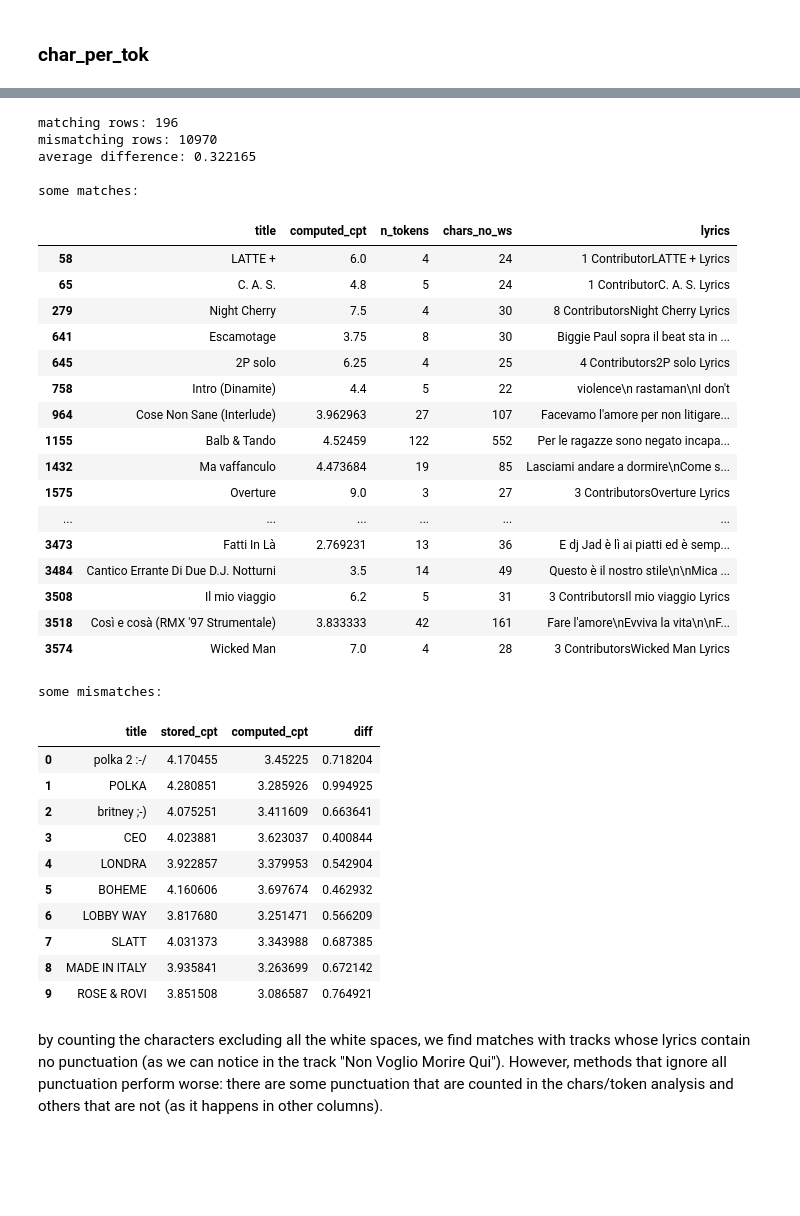
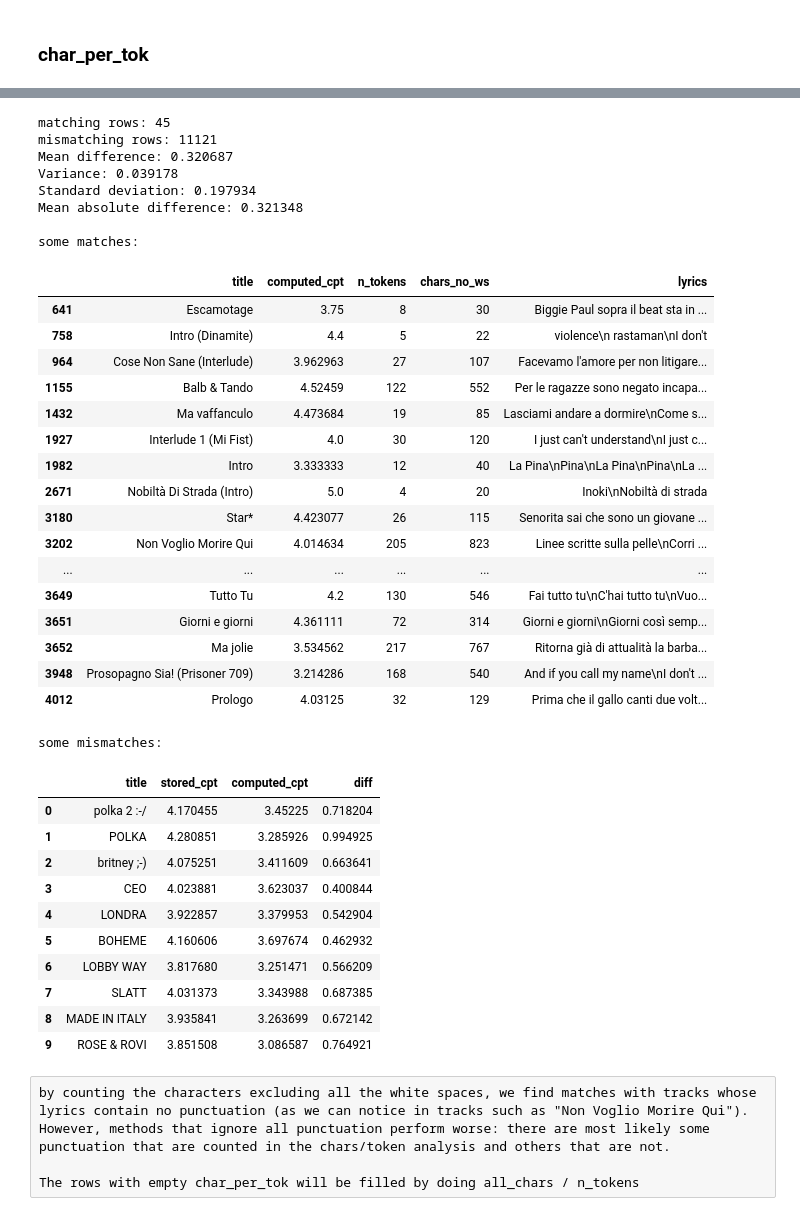
Before and after one commit to jaanisfehling/italian-rap-songs, a Jupyter notebook: data_understanding/tracks_analysis.ipynb, the cells around one changed output, grey strips where cells are left out. Cells and saved outputs as stored; diff of their text form; code cells hidden in the pictures; blank space fills up the shorter version.

```diff
--- a/data_understanding/tracks_analysis.ipynb
+++ b/data_understanding/tracks_analysis.ipynb
@@ -418,6 +582,6 @@ language_counts = df['language'].value_counts(dropna=False)
 
 for i, (lang, count) in enumerate(language_counts.items(), 1):
     percentage = (count / len(df)) * 100
-    lang_display = lang if pd.notna(lang) else "NaN (missing)"
+    lang_display = lang if pd.notna(lang) else "NaN"
     print(f"{i:3d}. {lang_display:13s} : {count:5d} tracks")
 # %% [output]
@@ -1347,0 +1948,18 @@ this column is correctly computed, the 76 missing values are given by the missin
+# %%
+mask_to_fill = (
+    (df['tokens_per_sent'].isna()) | (df['tokens_per_sent'] == 0) &
+    df['n_tokens'].notna() &
+    df['n_sentences'].notna() &
+    (df['n_sentences'] != 0)
+)
+
+indices_to_fill = df[mask_to_fill].index
+
+n_tokens = df.loc[indices_to_fill, 'n_tokens']
+n_sentences = df.loc[indices_to_fill, 'n_sentences']
+
+new_values = n_tokens / n_sentences
+
+df.loc[indices_to_fill, 'tokens_per_sent'] = new_values
+
+print(f"successfully filled {len(indices_to_fill)} rows")
@@ -1375,58 +1995,70 @@ matches = (abs(df['char_per_tok'] - expected_cpt) <= tolerance) | \
 num_matches = matches.sum()
 num_mismatches = len(df) - num_matches
 
+diff_series = (df['char_per_tok'] - expected_cpt).dropna()
+mean_diff = diff_series.mean()
+variance_diff = diff_series.var()
+std_diff = diff_series.std()
+
 print(f"matching rows: {num_matches}")
 print(f"mismatching rows: {num_mismatches}")
-print(f"average difference: {(df['char_per_tok'] - expected_cpt).abs().mean():.6f}\n")
+print(f"Mean difference: {mean_diff:.6f}")
+print(f"Variance: {variance_diff:.6f}")
+print(f"Standard deviation: {std_diff:.6f}")
+print(f"Mean absolute difference: {diff_series.abs().mean():.6f}\n")
+
 
 if num_matches > 0:
     print("some matches:")
 
-    matching_df = df[matches].copy()
+    has_lyrics = df['lyrics'].notna() & (df['lyrics'].str.strip() != "")
+    matching_df = df[matches & has_lyrics].copy()
     matching_display = pd.DataFrame({
         'title': matching_df['title'],
         'computed_cpt': expected_cpt[matching_df.index],
         'n_tokens': matching_df['n_tokens'],
         'chars_no_ws': total_chars_no_whitespace[matching_df.index],
         'lyrics': matching_df['lyrics'],
     })
-
     display(matching_display.head(20))
 
 if num_mismatches > 0:
     print("some mismatches:")
 
     mismatches_df = df[~matches].copy()
     mismatches_display = pd.DataFrame({
         'title': mismatches_df['title'],
         'stored_cpt': mismatches_df['char_per_tok'],
         'computed_cpt': expected_cpt[mismatches_df.index],
         'diff': (mismatches_df['char_per_tok'] - expected_cpt[mismatches_df.index]).abs()
     })
 
     display(mismatches_display.head(10))
 # %% [output]
-matching rows: 196
-mismatching rows: 10970
-average difference: 0.322165
+matching rows: 45
+mismatching rows: 11121
+Mean difference: 0.320687
+Variance: 0.039178
+Standard deviation: 0.197934
+Mean absolute difference: 0.321348
 
 some matches:
 |  | title | computed_cpt | n_tokens | chars_no_ws | lyrics |
-| 58 | LATTE + | 6.0 | 4 | 24 | 1 ContributorLATTE + Lyrics |
-| 65 | C. A. S. | 4.8 | 5 | 24 | 1 ContributorC. A. S. Lyrics |
-| 279 | Night Cherry | 7.5 | 4 | 30 | 8 ContributorsNight Cherry Lyrics |
 | 641 | Escamotage | 3.75 | 8 | 30 | Biggie Paul sopra il beat sta in ... |
-| 645 | 2P solo | 6.25 | 4 | 25 | 4 Contributors2P solo Lyrics |
 | 758 | Intro (Dinamite) | 4.4 | 5 | 22 | violence\n rastaman\nI don't |
 | 964 | Cose Non Sane (Interlude) | 3.962963 | 27 | 107 | Facevamo l'amore per non litigare... |
 | 1155 | Balb & Tando | 4.52459 | 122 | 552 | Per le ragazze sono negato incapa... |
 | 1432 | Ma vaffanculo | 4.473684 | 19 | 85 | Lasciami andare a dormire\nCome s... |
-| 1575 | Overture | 9.0 | 3 | 27 | 3 ContributorsOverture Lyrics |
+| 1927 | Interlude 1 (Mi Fist) | 4.0 | 30 | 120 | I just can't understand\nI just c... |
+| 1982 | Intro | 3.333333 | 12 | 40 | La Pina\nPina\nLa Pina\nPina\nLa ... |
+| 2671 | Nobiltà Di Strada (Intro) | 5.0 | 4 | 20 | Inoki\nNobiltà di strada |
+| 3180 | Star* | 4.423077 | 26 | 115 | Senorita sai che sono un giovane ... |
+| 3202 | Non Voglio Morire Qui | 4.014634 | 205 | 823 | Linee scritte sulla pelle\nCorri ... |
 | ... | ... | ... | ... | ... | ... |
-| 3473 | Fatti In Là | 2.769231 | 13 | 36 | E dj Jad è lì ai piatti ed è semp... |
-| 3484 | Cantico Errante Di Due D.J. Notturni | 3.5 | 14 | 49 | Questo è il nostro stile\n\nMica ... |
-| 3508 | Il mio viaggio | 6.2 | 5 | 31 | 3 ContributorsIl mio viaggio Lyrics |
-| 3518 | Così e cosà (RMX '97 Strumentale) | 3.833333 | 42 | 161 | Fare l'amore\nEvviva la vita\n\nF... |
-| 3574 | Wicked Man | 7.0 | 4 | 28 | 3 ContributorsWicked Man Lyrics |
+| 3649 | Tutto Tu | 4.2 | 130 | 546 | Fai tutto tu\nC'hai tutto tu\nVuo... |
+| 3651 | Giorni e giorni | 4.361111 | 72 | 314 | Giorni e giorni\nGiorni così semp... |
+| 3652 | Ma jolie | 3.534562 | 217 | 767 | Ritorna già di attualità la barba... |
+| 3948 | Prosopagno Sia! (Prisoner 709) | 3.214286 | 168 | 540 | And if you call my name\nI don't ... |
+| 4012 | Prologo | 4.03125 | 32 | 129 | Prima che il gallo canti due volt... |
 some mismatches:
 |  | title | stored_cpt | computed_cpt | diff |
@@ -1440,5 +2072,7 @@ some mismatches:
 | 7 | SLATT | 4.031373 | 3.343988 | 0.687385 |
 | 8 | MADE IN ITALY | 3.935841 | 3.263699 | 0.672142 |
 | 9 | ROSE & ROVI | 3.851508 | 3.086587 | 0.764921 |
-# %% [markdown]
-by counting the characters excluding all the white spaces, we find matches with tracks whose lyrics contain no punctuation (as we can notice in the track "Non Voglio Morire Qui"). However, methods that ignore all punctuation perform worse: there are some punctuation that are counted in the chars/token analysis and others that are not (as it happens in other columns).
+# %% [raw]
+by counting the characters excluding all the white spaces, we find matches with tracks whose lyrics contain no punctuation (as we can notice in tracks such as "Non Voglio Morire Qui"). However, methods that ignore all punctuation perform worse: there are most likely some punctuation that are counted in the chars/token analysis and others that are not.
+
+The rows with empty char_per_tok will be filled by doing all_chars / n_tokens
```
Also changed, not shown: parts of 52 cells of this notebook.
